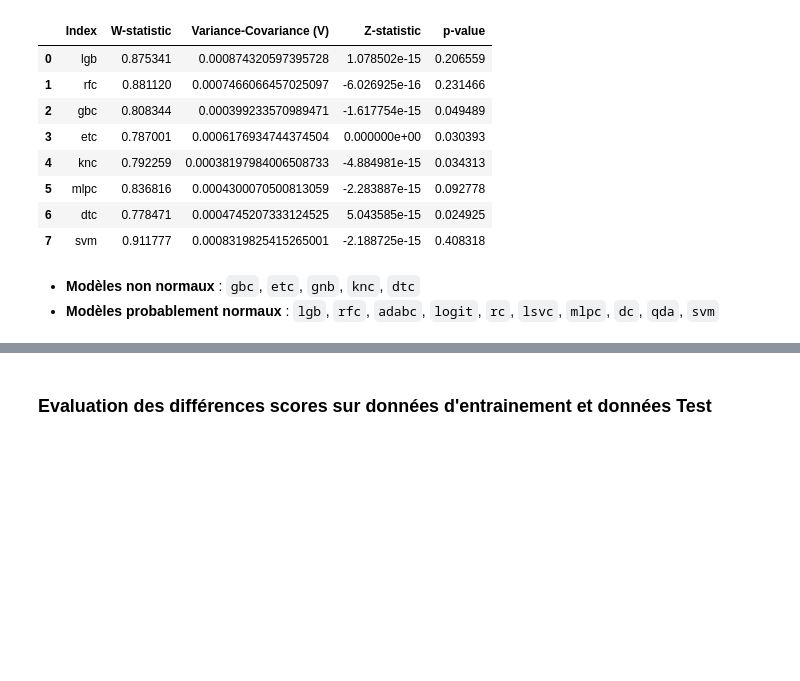
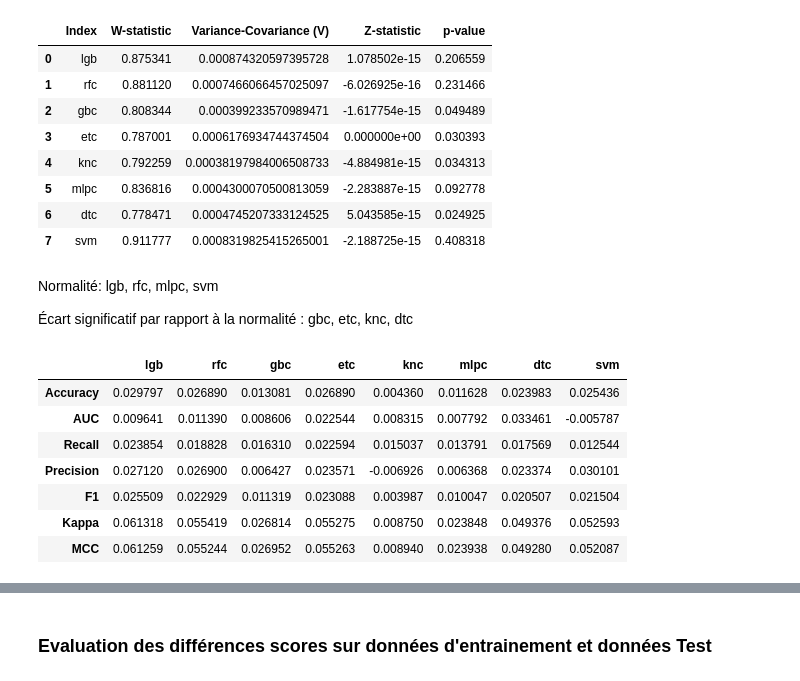
Before and after one commit to KokouNoe/muscoloskeletal_disorder_prediction, a Jupyter notebook: TMC_prediction.ipynb, the cells around one changed output, grey strips where cells are left out. Drawn from its saved outputs; the diff is of its cells as text; code cells hidden in the pictures; blank space fills up the shorter version.

```diff
--- a/TMC_prediction.ipynb
+++ b/TMC_prediction.ipynb
@@ -719,6 +722,21 @@ df_test_shapiro
 | 5 | mlpc | 0.836816 | 0.0004300070500813059 | -2.283887e-15 | 0.092778 |
 | 6 | dtc | 0.778471 | 0.0004745207333124525 | 5.043585e-15 | 0.024925 |
 | 7 | svm | 0.911777 | 0.0008319825415265001 | -2.188725e-15 | 0.408318 |
-# %% [markdown]
-- **Modèles non normaux** : `gbc`, `etc`, `gnb`, `knc`, `dtc`
-- **Modèles probablement normaux** : `lgb`, `rfc`, `adabc`, `logit`, `rc`, `lsvc`, `mlpc`, `dc`, `qda`, `svm`
+# %% [markdown]
+Normalité: lgb, rfc, mlpc, svm
+
+
+Écart significatif par rapport à la normalité : gbc, etc, knc, dtc
+# %%
+differences = filtered_df_results_train - filtered_df_results
+differences=differences.transpose()
+differences
+# %% [output]
+|  | lgb | rfc | gbc | etc | knc | mlpc | dtc | svm |
+| Accuracy | 0.029797 | 0.026890 | 0.013081 | 0.026890 | 0.004360 | 0.011628 | 0.023983 | 0.025436 |
+| AUC | 0.009641 | 0.011390 | 0.008606 | 0.022544 | 0.008315 | 0.007792 | 0.033461 | -0.005787 |
+| Recall | 0.023854 | 0.018828 | 0.016310 | 0.022594 | 0.015037 | 0.013791 | 0.017569 | 0.012544 |
+| Precision | 0.027120 | 0.026900 | 0.006427 | 0.023571 | -0.006926 | 0.006368 | 0.023374 | 0.030101 |
+| F1 | 0.025509 | 0.022929 | 0.011319 | 0.023088 | 0.003987 | 0.010047 | 0.020507 | 0.021504 |
+| Kappa | 0.061318 | 0.055419 | 0.026814 | 0.055275 | 0.008750 | 0.023848 | 0.049376 | 0.052593 |
+| MCC | 0.061259 | 0.055244 | 0.026952 | 0.055263 | 0.008940 | 0.023938 | 0.049280 | 0.052087 |
```
Also changed, not shown: parts of 7 cells of this notebook, 1 other file.
